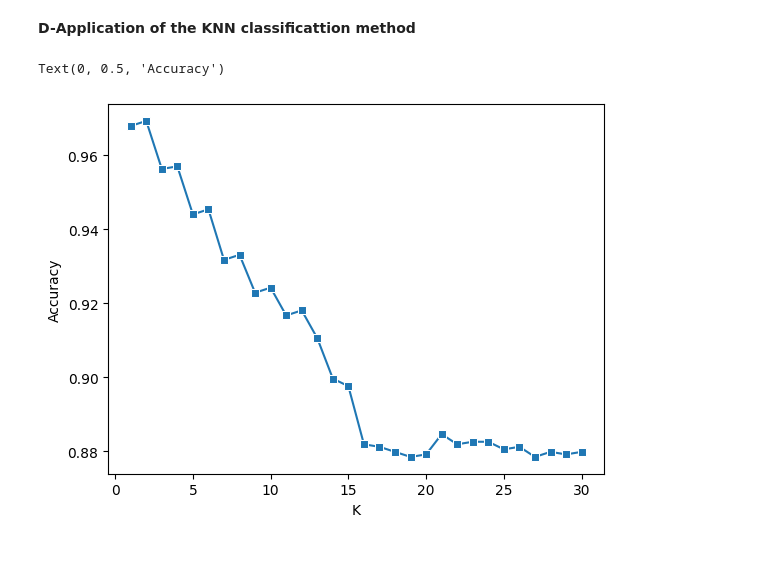
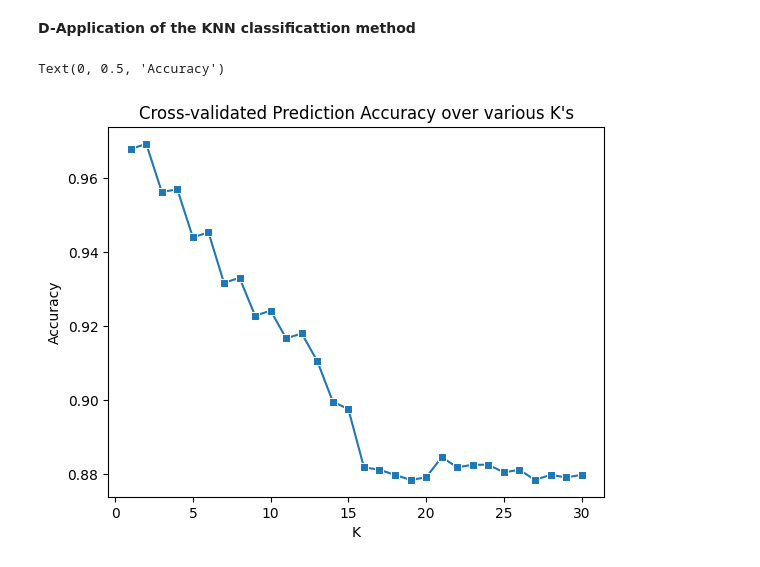
Before and after one commit to IbrahimTGhanem/ML_datathons, a Jupyter notebook: Datathon_1.ipynb, the cells around one changed output. Saved outputs shown, nothing was run; the diff lists cells and outputs as text; code cells hidden in the pictures.

```diff
--- a/Datathon_1.ipynb
+++ b/Datathon_1.ipynb
@@ -149,12 +149,12 @@ for k in k_grid:
   cv_score.append(np.mean(score))
 # %%
 #visualizing the relationship between K and the corresponding cross-validation (accuracy) scores
-sns.lineplot(x=k_grid, y=cv_score, marker = "s")
+sns.lineplot(x=k_grid, y=cv_score, marker = "s").set(title = "Cross-validated Prediction Accuracy over various K's")
 plt.xlabel("K")
 plt.ylabel("Accuracy")
 # %% [output]
 Text(0, 0.5, 'Accuracy')
-[figure, old version]
+[figure, new version]
 # %%
 #displaying accuracy scores in a table format
 data = {'K': k_grid, 'Accuracy': cv_score}
```
